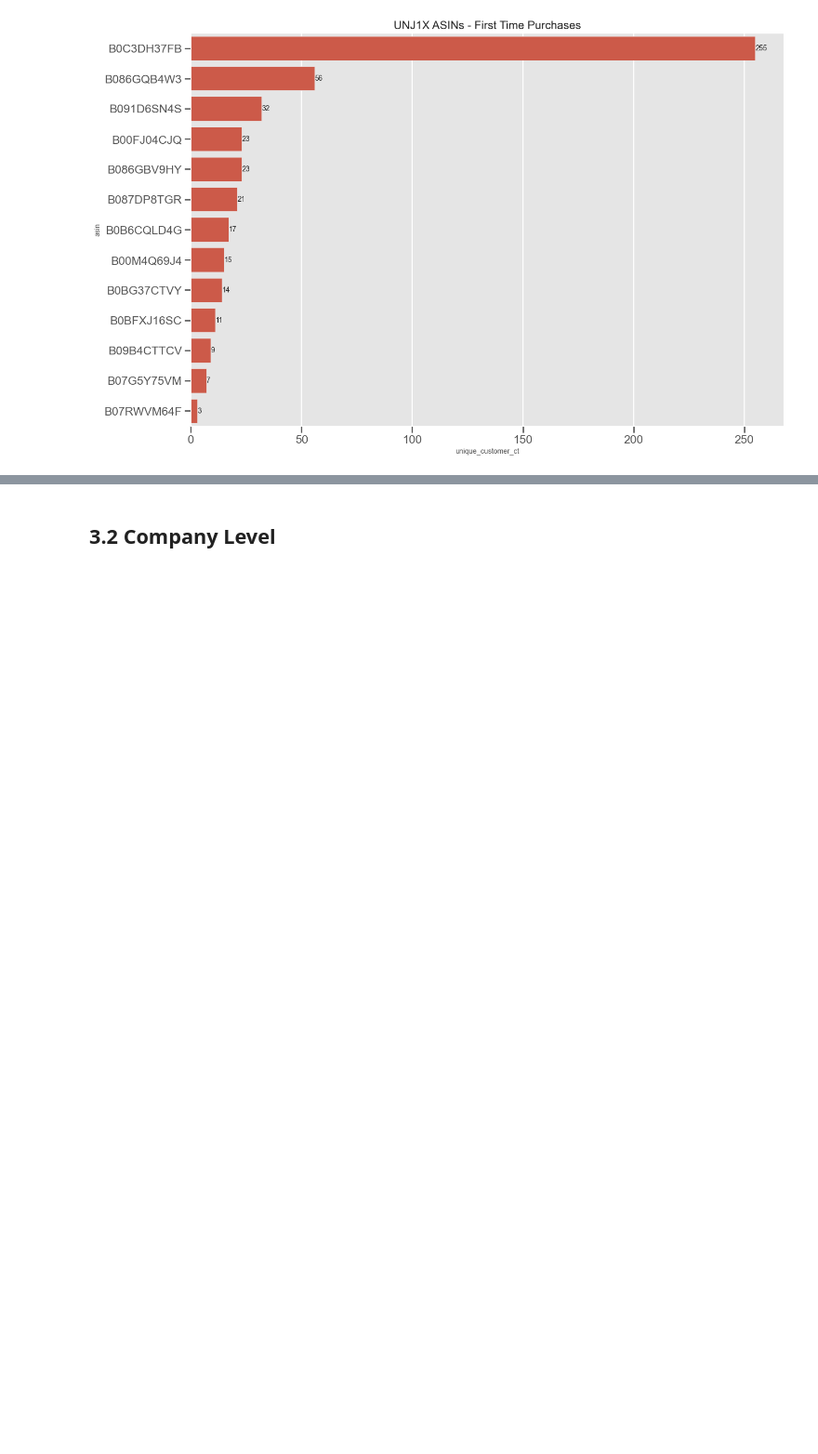
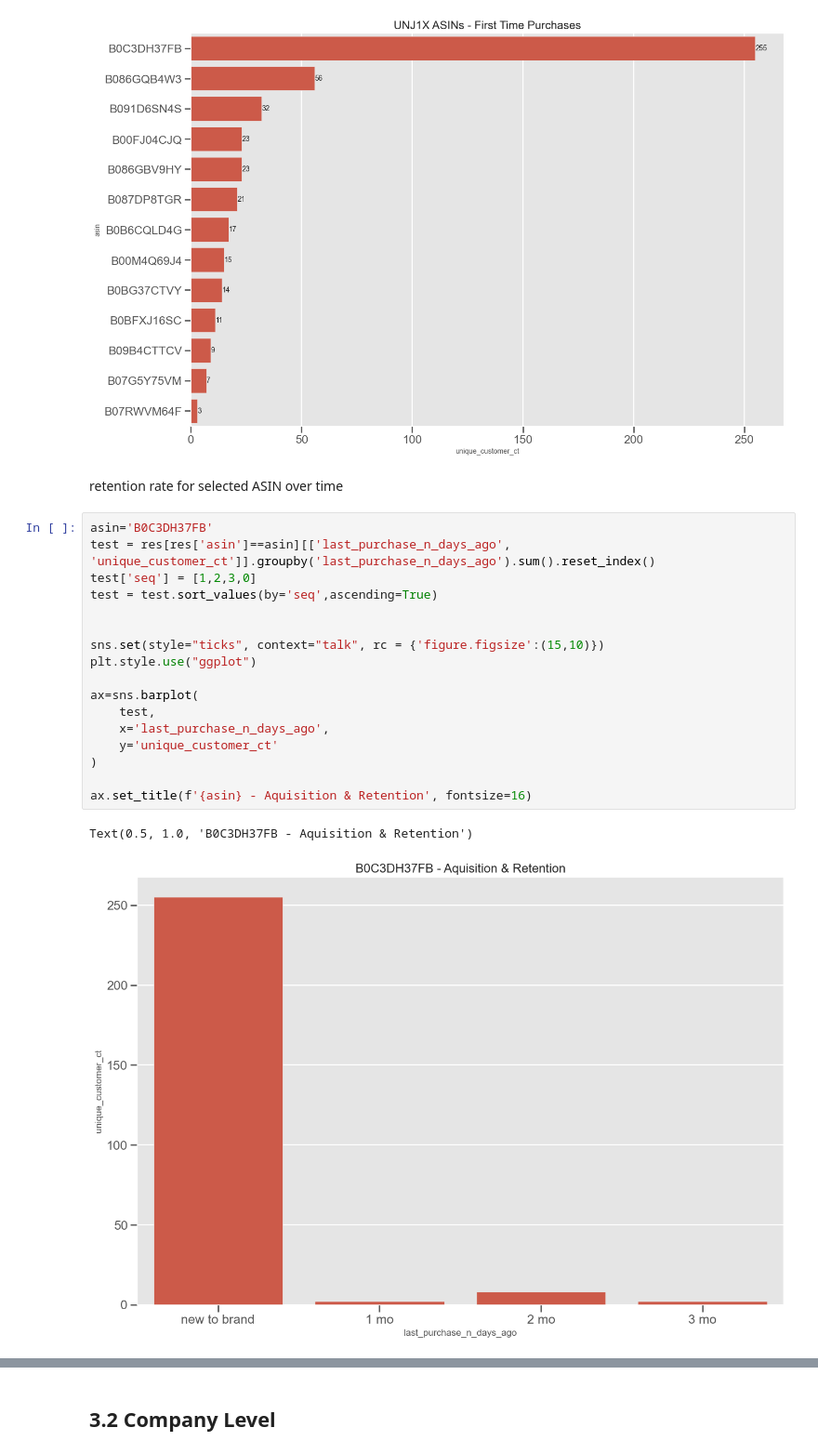
Before and after one commit to angie-xiao/ntb, a Jupyter notebook: ntb.ipynb, the cells around one changed output, grey strips where cells are left out. Shown at 93% size. Drawn from its saved outputs; the diff is of its cells as text; blank space fills up the shorter version.

Commit message:
over time graphs

```diff
--- a/ntb.ipynb
+++ b/ntb.ipynb
@@ -163,3 +183,25 @@ ax.xaxis.label.set_size(10)
 ax.yaxis.label.set_size(10)
 # %% [output]
 [figure]
+# %% [markdown]
+retention rate for selected ASIN over time
+# %%
+asin='B0C3DH37FB'
+test = res[res['asin']==asin][['last_purchase_n_days_ago', 'unique_customer_ct']].groupby('last_purchase_n_days_ago').sum().reset_index()
+test['seq'] = [1,2,3,0]
+test = test.sort_values(by='seq',ascending=True)
+
+
+sns.set(style="ticks", context="talk", rc = {'figure.figsize':(15,10)})
+plt.style.use("ggplot")
+
+ax=sns.barplot(
+    test,
+    x='last_purchase_n_days_ago',
+    y='unique_customer_ct'
+)
+
+ax.set_title(f'{asin} - Aquisition & Retention', fontsize=16)
+# %% [output]
+Text(0.5, 1.0, 'B0C3DH37FB - Aquisition & Retention')
+[figure, added]
```
Also changed, not shown: parts of 8 cells of this notebook, 4 other files.
